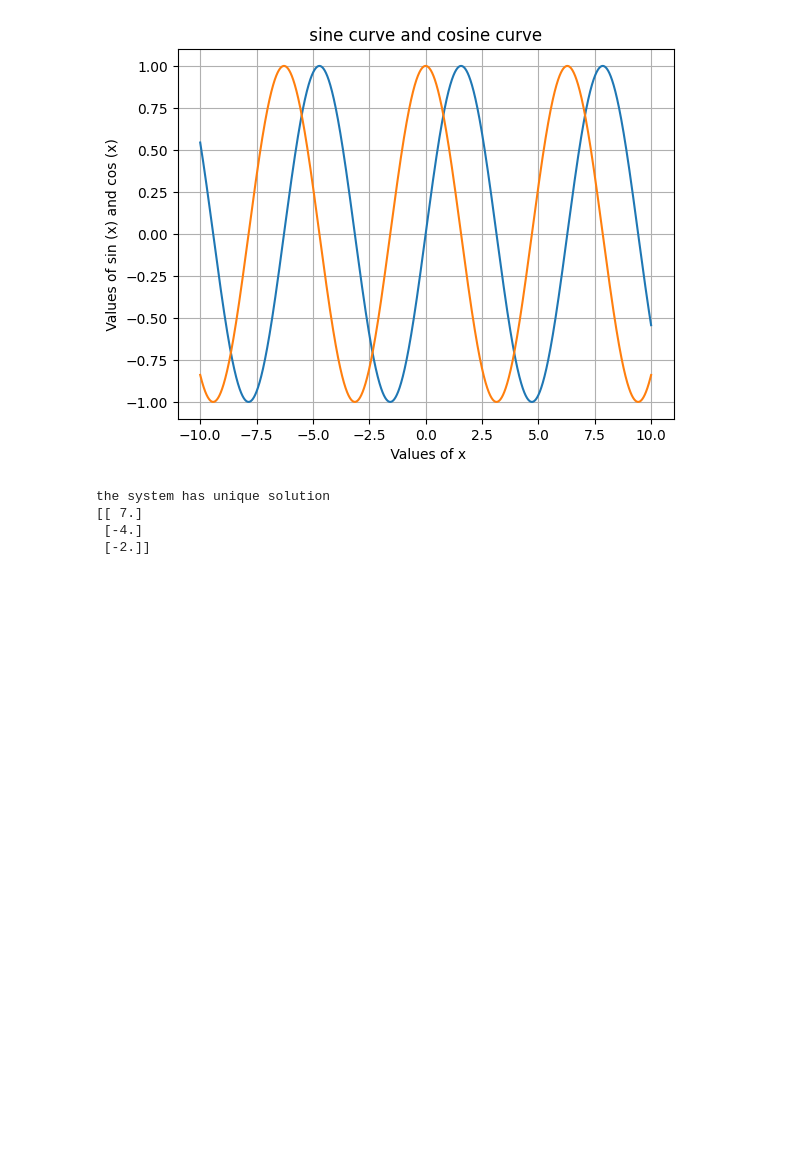
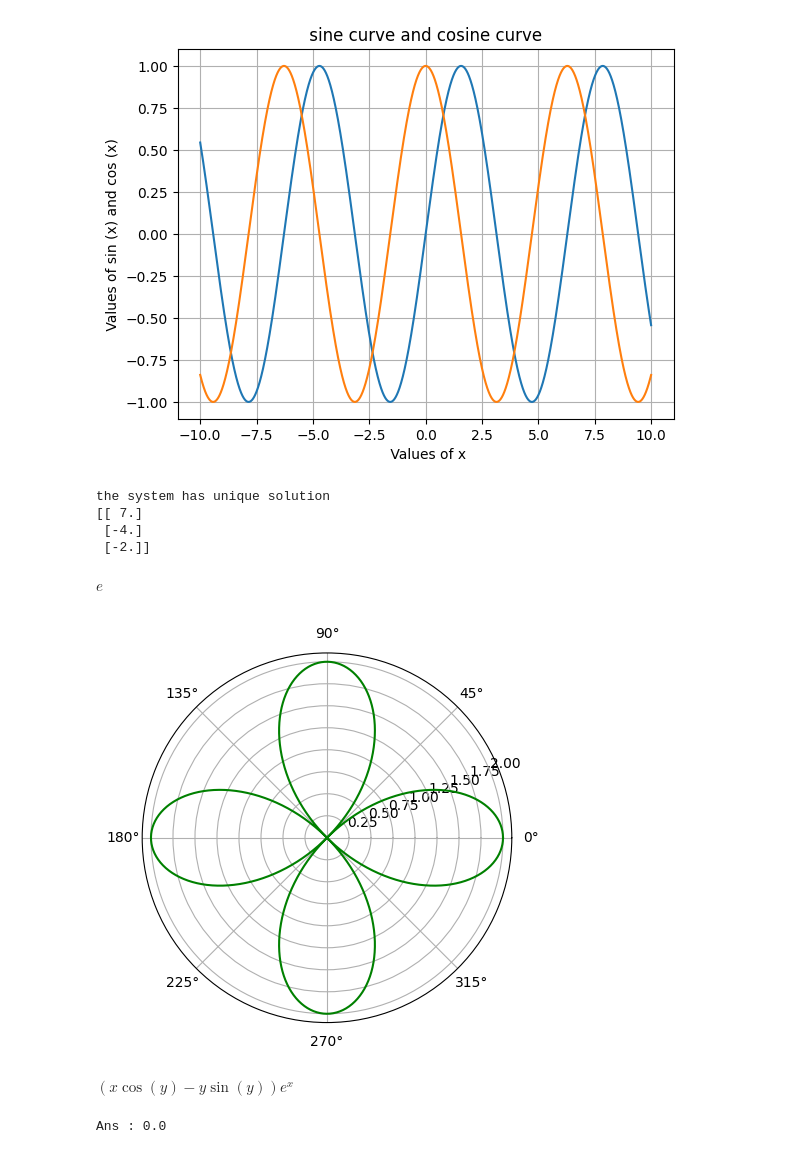
Before and after one commit to vijay1356/code_database, a Jupyter notebook: D_JUPITER/a. curve.ipynb, the cells around one changed output. Drawn from its saved outputs; the diff is of its cells as text; code cells hidden in the pictures; blank space fills up the shorter version.

```diff
--- a/D_JUPITER/a. curve.ipynb
+++ b/D_JUPITER/a. curve.ipynb
@@ -52,3 +52,39 @@ the system has unique solution
 [[ 7.]
  [-4.]
  [-2.]]
+# %%
+#Using modern mathematical tool write a program/code to evaluate m𝑥→∞ (1 +1/𝑥)^x
+
+from sympy import *
+from math import inf
+x=Symbol('x')
+l=Limit((1+1/x)**x,x,inf).doit()
+display(l)
+# %% [output]
+$\displaystyle e$
+# %%
+# 4) Using modern mathematical tool write a program/code to plot the curve 𝑟 = 2|𝑐𝑜𝑠2𝜃|.
+from pylab import *
+# the number 1000 represents the number of points at which the function will be evaluated. It specifies that the array theta will contain 1000 evenly spaced values between 0 and 2π. This determines the resolution and smoothness of the polar plot.
+theta = linspace(0, 2*pi, 1000)
+r = 2*abs(cos(2 * theta))
+polar(theta, r, 'g')
+show()
+# %% [output]
+[figure, added]
+# %%
+# 5 Using modern mathematical tool write a program/code to show that 𝑢𝑥𝑥 + 𝑢𝑦𝑦 = 0 𝑔𝑖𝑣𝑒𝑛 𝑢 = 𝑒 𝑥 (𝑥 𝑐𝑜𝑠(𝑦) − 𝑦 𝑠𝑖𝑛(𝑦)).
+from sympy import *
+x,y = symbols ('x y')
+u=exp (x)*(x*cos(y)-y*sin(y))
+display (u)
+dux = diff (u,x)
+duy = diff (u,y)
+uxx =   diff (dux ,x)
+uyy = diff (duy ,y)
+w=uxx +uyy
+w1= simplify (w)
+print ('Ans :',float (w1))
+# %% [output]
+$\displaystyle \left(x \cos{\left(y \right)} - y \sin{\left(y \right)}\right) e^{x}$
+Ans : 0.0
```
Also changed, not shown: parts of 1 cell of this notebook.
